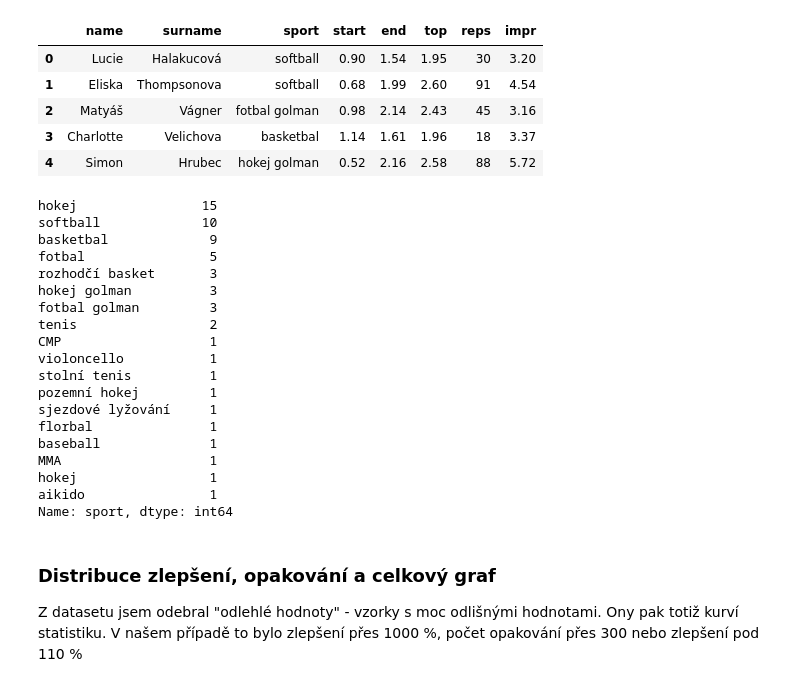
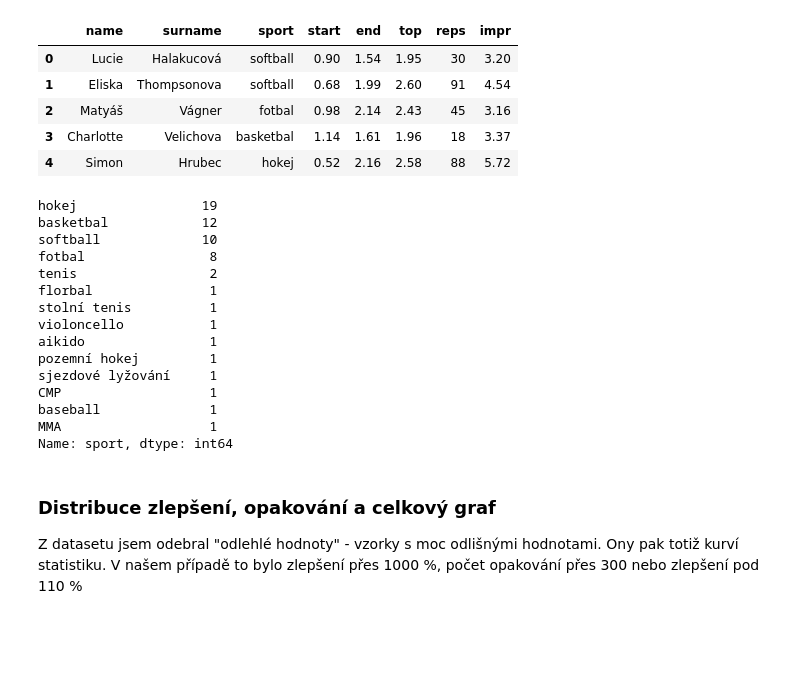
Before and after one commit to PavelHlubik/hoff2, a Jupyter notebook: main.ipynb, the cells around one changed output. Saved outputs shown, nothing was run; the diff lists cells and outputs as text; code cells hidden in the pictures; blank space fills up the shorter version.

```diff
--- a/main.ipynb
+++ b/main.ipynb
@@ -9,37 +9,34 @@ from statsmodels.graphics.regressionplots import abline_plot
 # %%
 df = pd.read_csv('data_all.csv', sep=';', usecols=['name', 'surname', 'sport', 'start', 'end', 'top', 'reps', 'impr'])
 df['impr'] = df['impr'].map(lambda x: float(int(x[:-1])) / 100)
 df['reps'] = df['reps'].map(lambda x: int(x[:-1]))
+df['sport'] = df['sport'].replace({'rozhodčí basket': 'basketbal', 'hokej golman': 'hokej', 'fotbal golman': 'fotbal'})
 df = df[(df['impr'] < 10) & (df['reps'] < 300) & (df['impr'] > 1.1)]
 df.head()
 # %% [output]
 |  | name | surname | sport | start | end | top | reps | impr |
 | 0 | Lucie | Halakucová | softball | 0.90 | 1.54 | 1.95 | 30 | 3.20 |
 | 1 | Eliska | Thompsonova | softball | 0.68 | 1.99 | 2.60 | 91 | 4.54 |
-| 2 | Matyáš | Vágner | fotbal golman | 0.98 | 2.14 | 2.43 | 45 | 3.16 |
+| 2 | Matyáš | Vágner | fotbal | 0.98 | 2.14 | 2.43 | 45 | 3.16 |
 | 3 | Charlotte | Velichova | basketbal | 1.14 | 1.61 | 1.96 | 18 | 3.37 |
-| 4 | Simon | Hrubec | hokej golman | 0.52 | 2.16 | 2.58 | 88 | 5.72 |
+| 4 | Simon | Hrubec | hokej | 0.52 | 2.16 | 2.58 | 88 | 5.72 |
 # %%
 df['sport'].value_counts()
 # %% [output]
-hokej                15
+hokej                19
+basketbal            12
 softball             10
-basketbal             9
-fotbal                5
-rozhodčí basket       3
-hokej golman          3
-fotbal golman         3
+fotbal                8
 tenis                 2
-CMP                   1
+florbal               1
+stolní tenis          1
 violoncello           1
-stolní tenis          1
+aikido                1
 pozemní hokej         1
 sjezdové lyžování     1
-florbal               1
+CMP                   1
 baseball              1
 MMA                   1
-hokej                 1
-aikido                1
 Name: sport, dtype: int64
 # %% [markdown]
 ### Distribuce zlepšení, opakování a celkový graf
```
Also changed, not shown: parts of 6 cells of this notebook.
